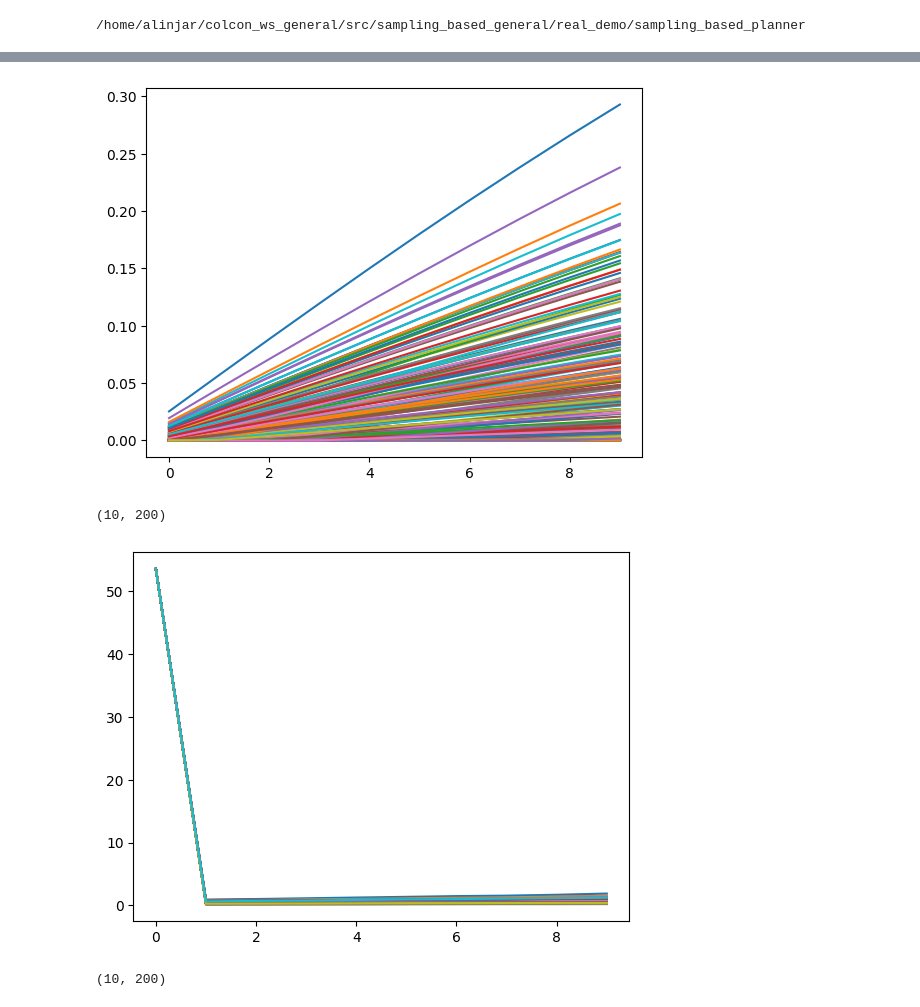
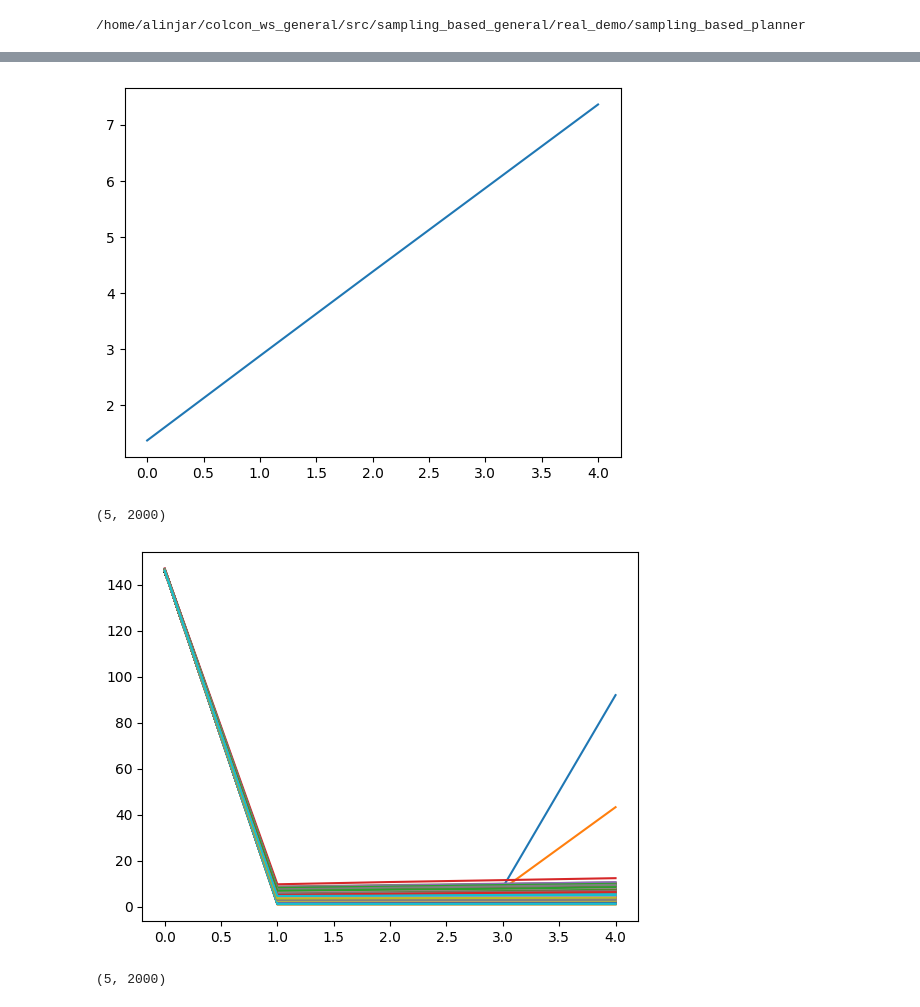
Before and after one commit to alinjar1996/sampling_based_general, a Jupyter notebook: real_demo/sampling_based_planner/mjx_planner_walker.ipynb, the cells around one changed output, grey strips where cells are left out. Cells and saved outputs as stored; diff of their text form; code cells hidden in the pictures.

```diff
--- a/real_demo/sampling_based_planner/mjx_planner_walker.ipynb
+++ b/real_demo/sampling_based_planner/mjx_planner_walker.ipynb
@@ -17,16 +17,16 @@ print(os.getcwd())
 # model_path = "../panda_mjx/franka_emika_panda/panda_scene.xml"
 model_path = "../walker_mjx/scene.xml"
 num_dof = 6
-num_batch =200
-num_steps = 12
+num_batch =2000
+num_steps = 11
 maxiter_cem = 5
 num_elite = 0.5
 timestep = 0.05
-maxiter_projection = 10
+maxiter_projection = 5
 max_joint_pos = 180.0*np.pi/180.0
-max_joint_vel=1.0
-max_joint_acc = 2.0
-max_joint_jerk=4.0
+max_joint_vel=3.0
+max_joint_acc = 6.0
+max_joint_jerk=12.0
 w_pos = 1.0
 w_rot = 1.0
 w_col = 1.0
@@ -77,7 +77,7 @@ import jax
 import jax.numpy as jnp
 # %%
 xi_mean_single = jnp.zeros(cem.nvar_single)
-xi_cov_single = 50.0*jnp.identity(cem.nvar_single)
+xi_cov_single = 5000.0*jnp.identity(cem.nvar_single)
 xi_mean = jnp.tile(xi_mean_single, cem.num_dof)
 xi_cov = jnp.kron(jnp.eye(cem.num_dof), xi_cov_single)
 key = jax.random.PRNGKey(42)
@@ -102,7 +102,7 @@ cost_weights = {
     'height': 100.0,
     'orientation': 100.0,
     'velocity': 100.0,
-    'control': 0.1
+    'control': 0.0
 }
 
 # model_path = "../walker_mjx/scene.xml"
@@ -226,15 +226,15 @@ plt.show()
 # %%
 import matplotlib.pyplot as plt
 plt.figure()
 # plt.plot(primal_residuals[:,idx_min])
-plt.plot(primal_residuals)
-# plt.plot(np.linalg.norm(primal_residuals, axis=-1))
+# plt.plot(primal_residuals)
+plt.plot(np.linalg.norm(primal_residuals, axis=-1))
 plt.show()
 
 print(primal_residuals.shape)
 # %% [output]
-[figure, old version]
+[figure, new version]
-(10, 200)
+(5, 2000)
 # %%
 import matplotlib.pyplot as plt
 plt.figure()
@@ -243,8 +243,8 @@ plt.plot(fixed_point_residuals)
 plt.show()
 print(fixed_point_residuals.shape)
 # %% [output]
-[figure, old version]
+[figure, new version]
-(10, 200)
+(5, 2000)
 # %%
 import matplotlib.pyplot as plt
 plt.figure()
```
Also changed, not shown: parts of 17 cells of this notebook, 4 other files.
